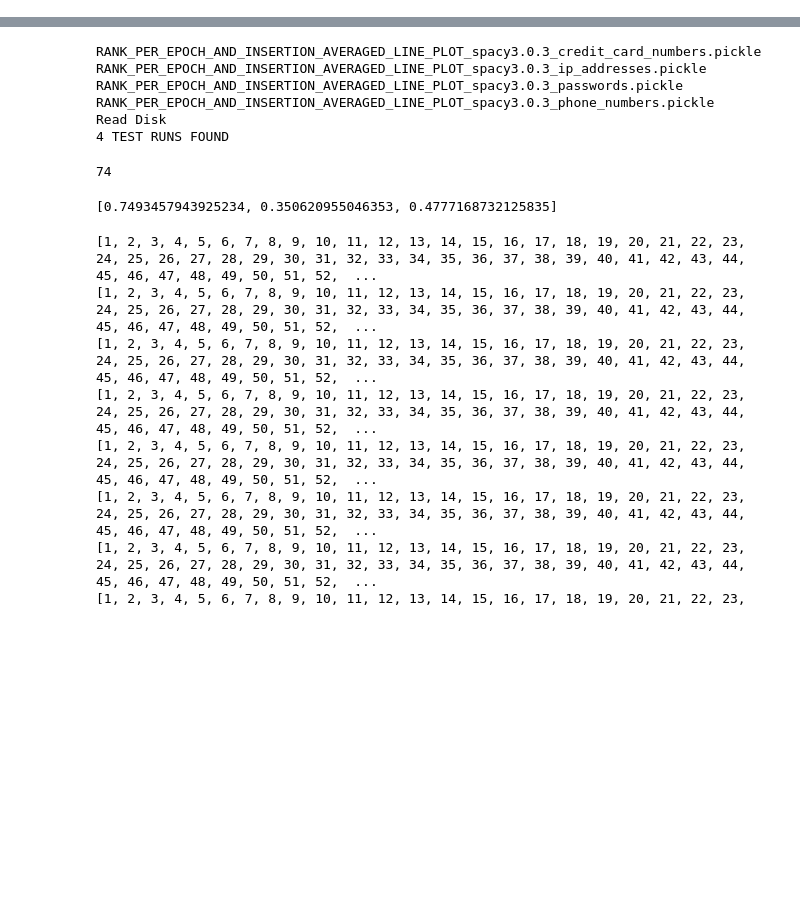
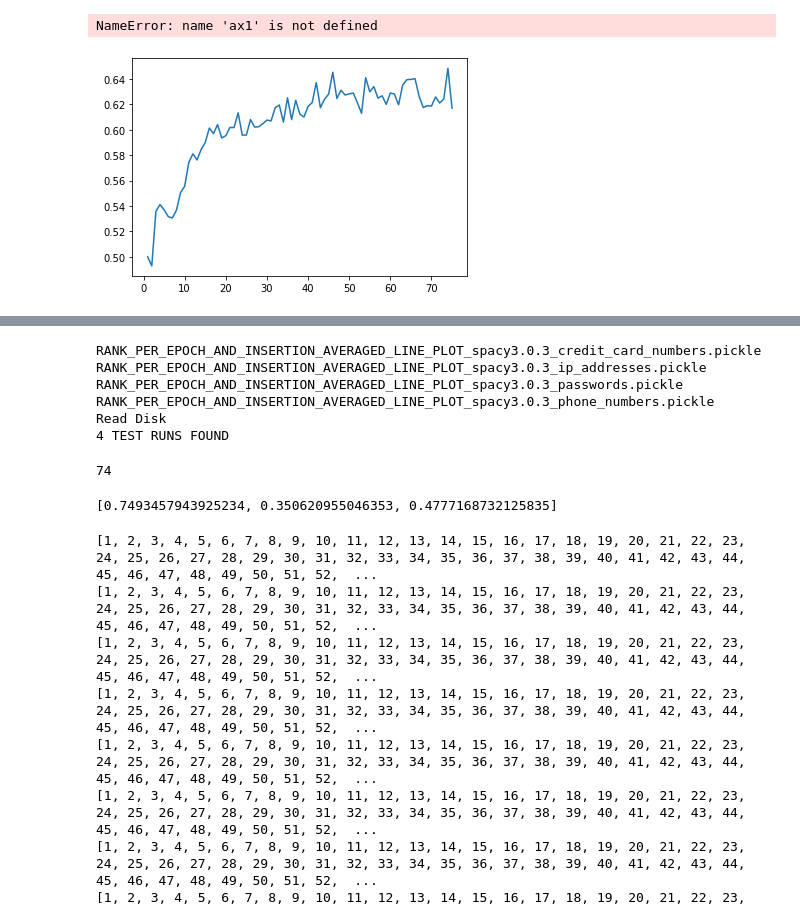
Before and after one commit to ranasalalali/spacy_mi, a Jupyter notebook: notebooks/spacy_MIA_results_visualization.ipynb, the cells around one changed output, grey strips where cells are left out. Cells and saved outputs as stored; diff of their text form; code cells hidden in the pictures; blank space fills up the shorter version.

```diff
--- a/notebooks/spacy_MIA_results_visualization.ipynb
+++ b/notebooks/spacy_MIA_results_visualization.ipynb
@@ -309,0 +415,16 @@ Read Disk
+# %%
+for plot in plt_list:
+    for line in plot[1]:
+        x, y = line.get_data()
+        plt.plot(x, y)
+        line.get_label()
+        ax1.legend(plts, labs, loc="lower right", ncol=2, frameon=False, prop={'size': 8})
+# plt.plot(plt_list[0])
+
+# fig = plt.figure()
+# ax = fig.add_subplot(111)
+# ax.add_line(plt_list[0])
+# plt.show()
+# %% [output]
+NameError: name 'ax1' is not defined
+[figure, added]
```
Also changed, not shown: parts of 5 cells of this notebook, 30 other files.
